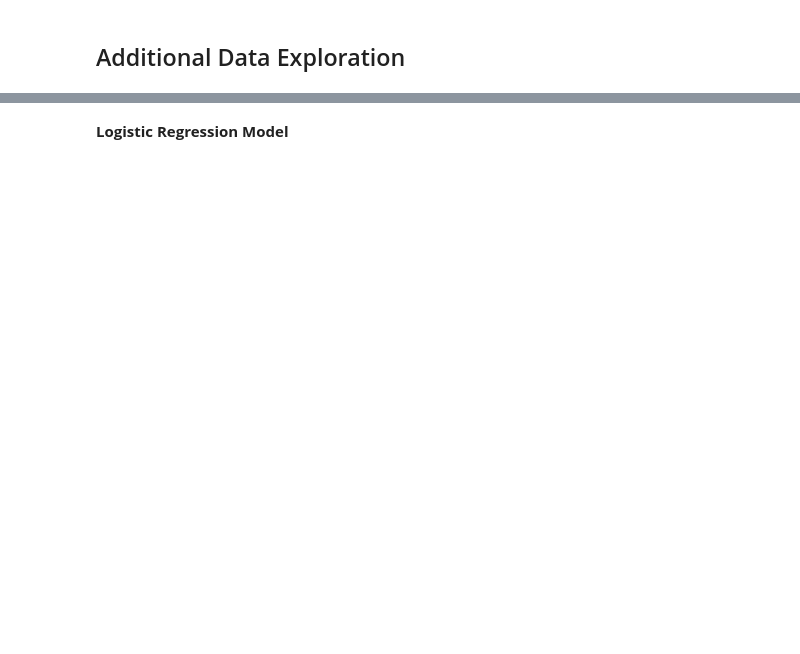
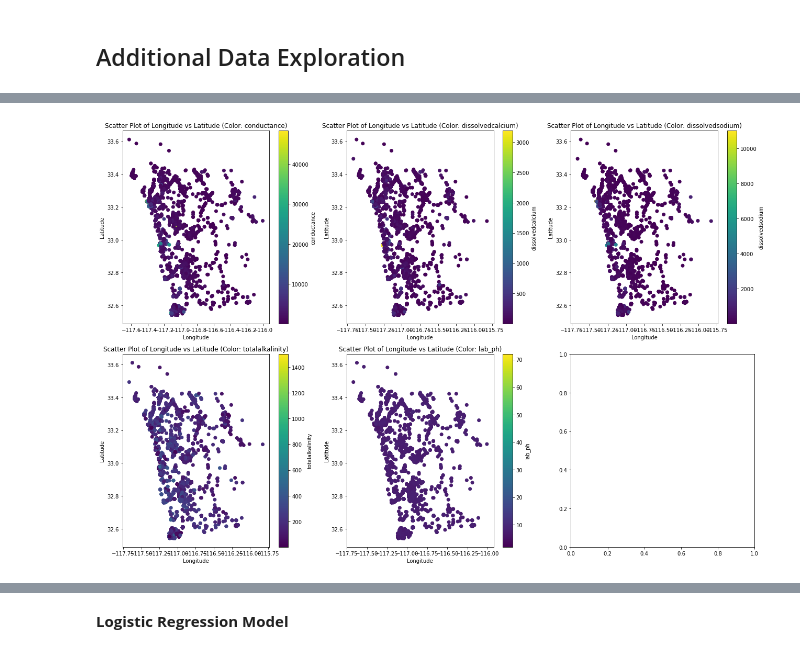
Before and after one commit to vickyvanderwagt/Identifying-Optimal-Location-for-San-Diego-Water-Treatment-Plant, a Jupyter notebook: ADS508-Updated Code.ipynb, the cells around one changed output, grey strips where cells are left out. Saved outputs shown, nothing was run; the diff lists cells and outputs as text; code cells hidden in the pictures; blank space fills up the shorter version.

```diff
--- a/ADS508-Updated Code.ipynb
+++ b/ADS508-Updated Code.ipynb
@@ -1562,0 +1589,29 @@ plt.show()
+# %%
+#there was a random datapoint out of san diego county
+merged_df_filtered = merged_df_filtered[merged_df_filtered['latitude'] <= 34]
+columns = ['conductance', 'dissolvedcalcium', 'dissolvedsodium', 'totalalkalinity', 'lab_ph']
+
+# Create a 2x3 grid of subplots
+fig, axs = plt.subplots(2, 3, figsize=(18, 12))
+
+# Flatten the axs array to iterate over it
+axs = axs.flatten()
+
+# Iterate over the columns and plot a scatter plot in each subplot
+for i, col in enumerate(columns):
+    # Create a scatter plot
+    scatter = axs[i].scatter(merged_df_filtered['longitude'], merged_df_filtered['latitude'], c=merged_df_filtered[col], cmap='viridis')
+
+    # Add colorbar
+    plt.colorbar(scatter, ax=axs[i], label=col)
+
+    # Add labels and title
+    axs[i].set_xlabel('Longitude')
+    axs[i].set_ylabel('Latitude')
+    axs[i].set_title(f'Scatter Plot of Longitude vs Latitude (Color: {col})')
+
+# Adjust layout
+plt.tight_layout()
+plt.show()
+# %% [output]
+[figure, added]
```
Also changed, not shown: parts of 20 cells of this notebook.
